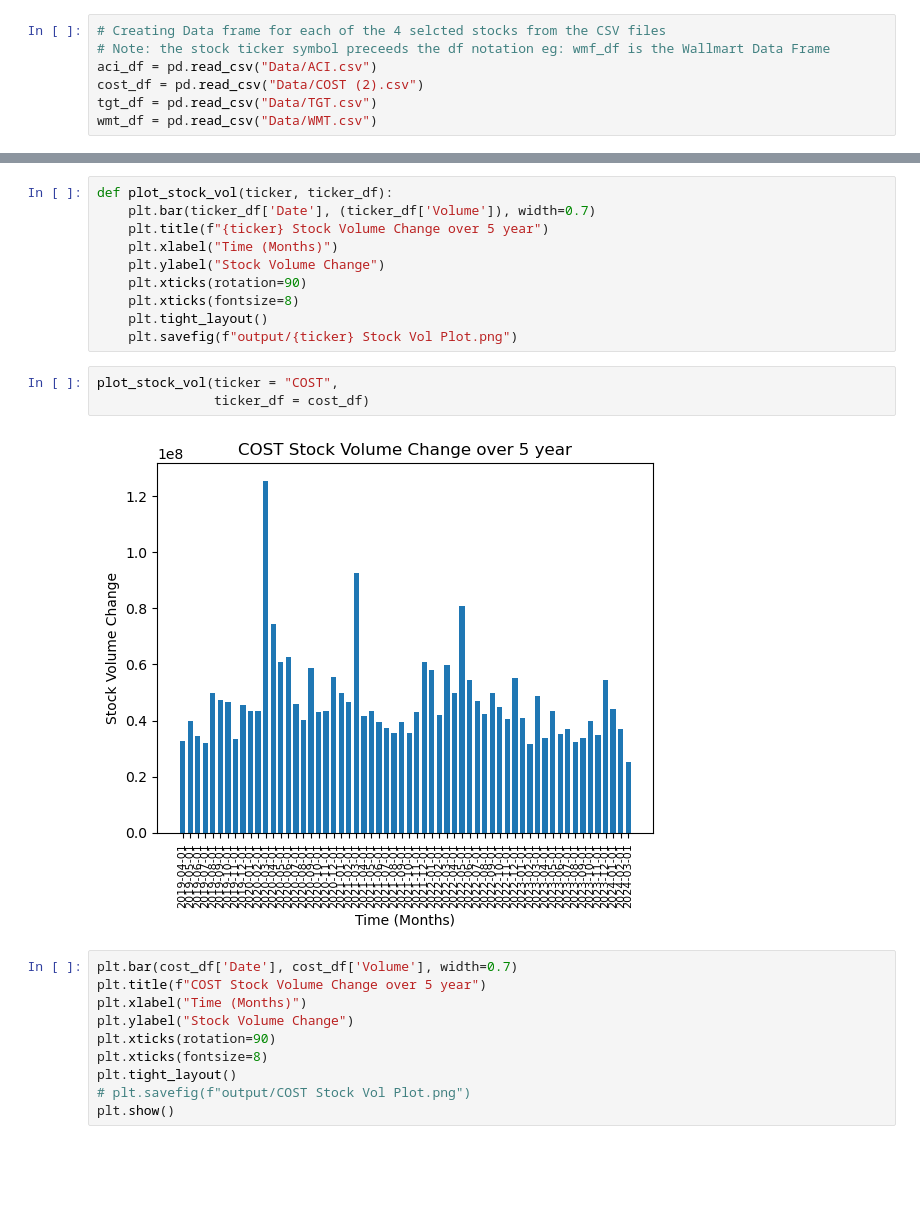
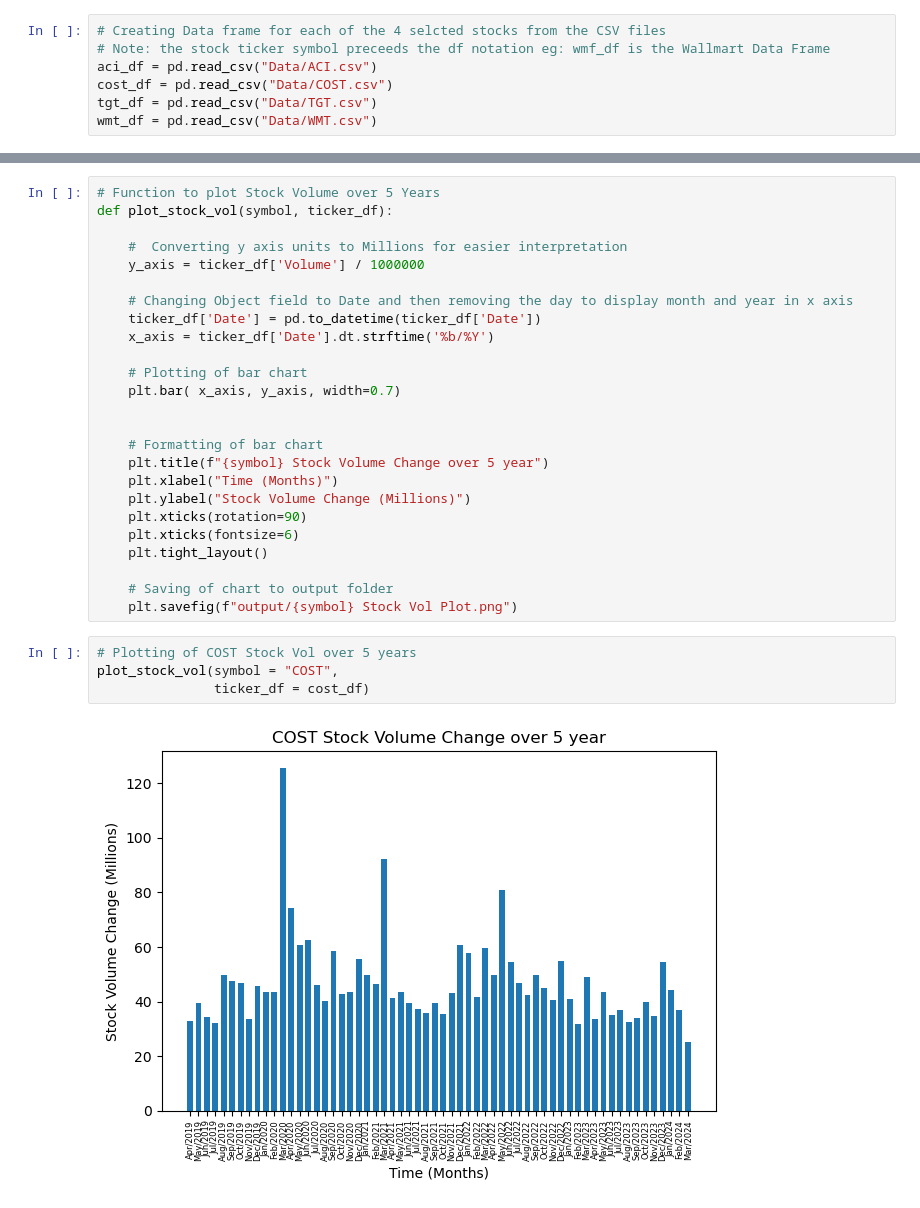
Before and after one commit to drchid1/Team-Project-Group-3---Finance-, a Jupyter notebook: main.ipynb, the cells around one changed output, grey strips where cells are left out. Drawn from its saved outputs; the diff is of its cells as text; blank space fills up the shorter version.

```diff
--- a/main.ipynb
+++ b/main.ipynb
@@ -7,7 +8,7 @@ import matplotlib.pyplot as plt
 # Creating Data frame for each of the 4 selcted stocks from the CSV files
 # Note: the stock ticker symbol preceeds the df notation eg: wmf_df is the Wallmart Data Frame
 aci_df = pd.read_csv("Data/ACI.csv")
-cost_df = pd.read_csv("Data/COST (2).csv")
+cost_df = pd.read_csv("Data/COST.csv")
 tgt_df = pd.read_csv("Data/TGT.csv")
 wmt_df = pd.read_csv("Data/WMT.csv")
 # %%
@@ -27,25 +34,31 @@ plt.show()
 # %%
-def plot_stock_vol(ticker, ticker_df):
-    plt.bar(ticker_df['Date'], (ticker_df['Volume']), width=0.7)
-    plt.title(f"{ticker} Stock Volume Change over 5 year")
+# Function to plot Stock Volume over 5 Years
+def plot_stock_vol(symbol, ticker_df):
+
+    #  Converting y axis units to Millions for easier interpretation
+    y_axis = ticker_df['Volume'] / 1000000
+
+    # Changing Object field to Date and then removing the day to display month and year in x axis
+    ticker_df['Date'] = pd.to_datetime(ticker_df['Date'])
+    x_axis = ticker_df['Date'].dt.strftime('%b/%Y')
+
+    # Plotting of bar chart
+    plt.bar( x_axis, y_axis, width=0.7)
+
+
+    # Formatting of bar chart
+    plt.title(f"{symbol} Stock Volume Change over 5 year")
     plt.xlabel("Time (Months)")
-    plt.ylabel("Stock Volume Change")
+    plt.ylabel("Stock Volume Change (Millions)")
     plt.xticks(rotation=90)
-    plt.xticks(fontsize=8)
+    plt.xticks(fontsize=6)
     plt.tight_layout()
-    plt.savefig(f"output/{ticker} Stock Vol Plot.png")
+
+    # Saving of chart to output folder
+    plt.savefig(f"output/{symbol} Stock Vol Plot.png")
-# %%
-plot_stock_vol(ticker = "COST",
-               ticker_df = cost_df)
-# %% [output]
-[figure, removed]
-# %%
-plt.bar(cost_df['Date'], cost_df['Volume'], width=0.7)
-plt.title(f"COST Stock Volume Change over 5 year")
-plt.xlabel("Time (Months)")
-plt.ylabel("Stock Volume Change")
-plt.xticks(rotation=90)
-plt.xticks(fontsize=8)
-plt.tight_layout()
-# plt.savefig(f"output/COST Stock Vol Plot.png")
-plt.show()
+# %%
+# Plotting of COST Stock Vol over 5 years
+plot_stock_vol(symbol = "COST",
+               ticker_df = cost_df)
+# %% [output]
+[figure, added]
```
Also changed, not shown: parts of 7 cells of this notebook.
